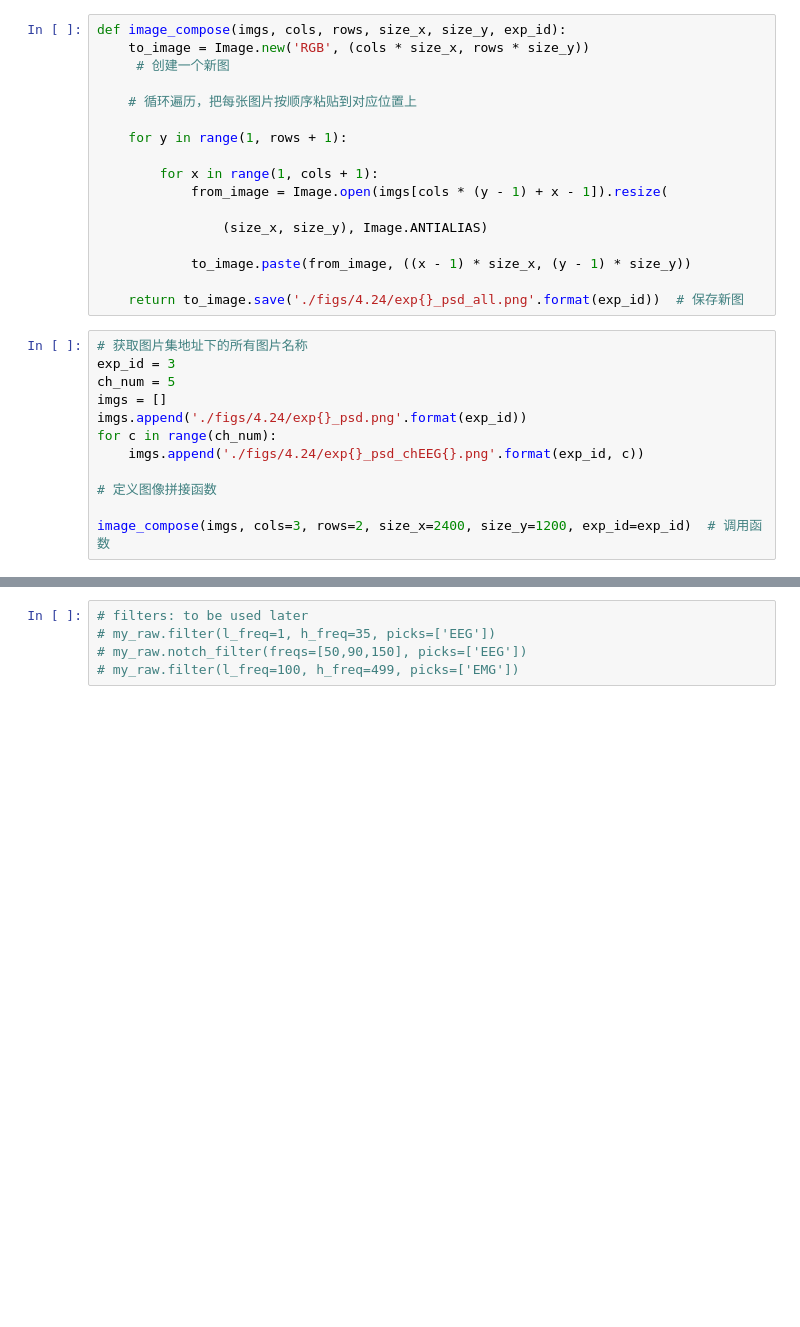
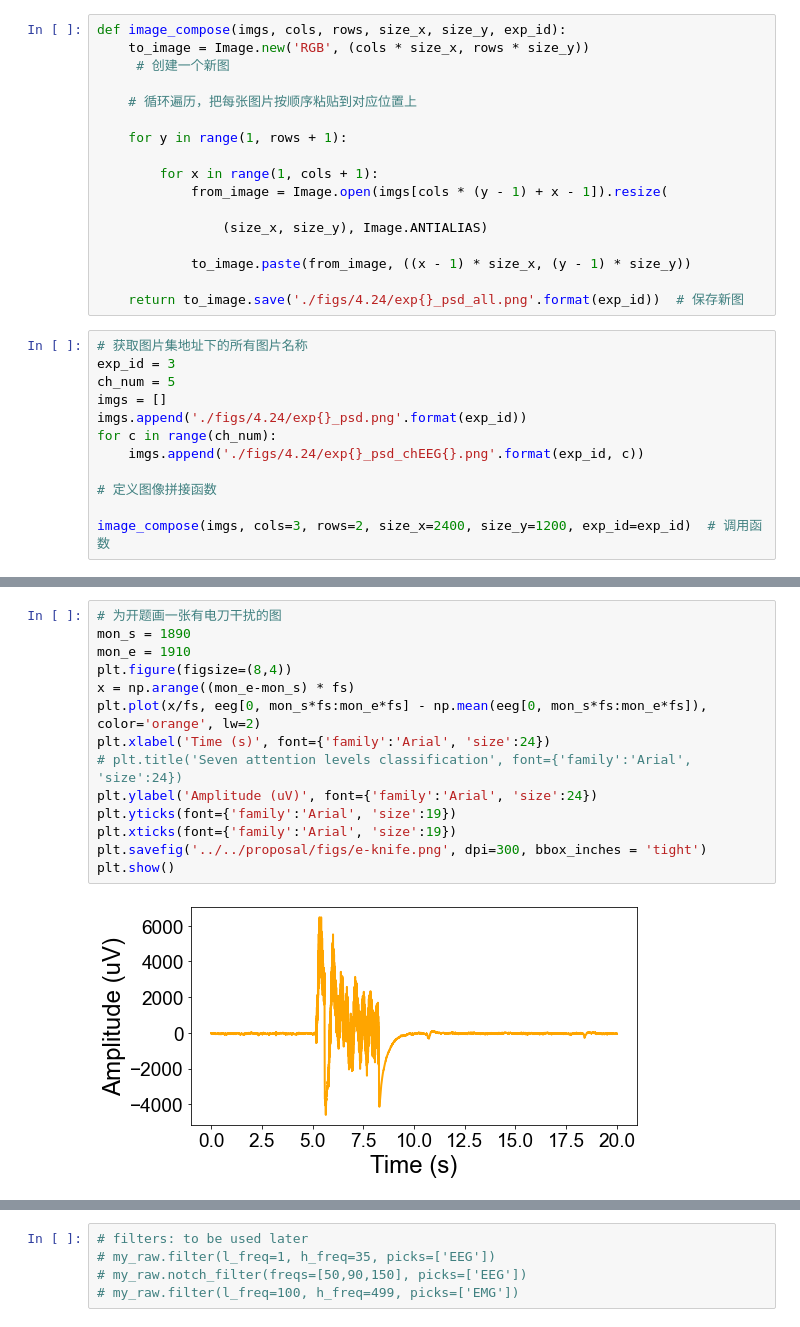
Before and after one commit to holdmeplease/BIS_EEG, a Jupyter notebook: read_data.ipynb, the cells around one changed output, grey strips where cells are left out. Drawn from its saved outputs; the diff is of its cells as text; blank space fills up the shorter version.

```diff
--- a/read_data.ipynb
+++ b/read_data.ipynb
@@ -183,0 +178,16 @@ for i in range(eeg.shape[0]):
+# %%
+# 为开题画一张有电刀干扰的图
+mon_s = 1890
+mon_e = 1910
+plt.figure(figsize=(8,4))
+x = np.arange((mon_e-mon_s) * fs)
+plt.plot(x/fs, eeg[0, mon_s*fs:mon_e*fs] - np.mean(eeg[0, mon_s*fs:mon_e*fs]), color='orange', lw=2)
+plt.xlabel('Time (s)', font={'family':'Arial', 'size':24})
+# plt.title('Seven attention levels classification', font={'family':'Arial', 'size':24})
+plt.ylabel('Amplitude (uV)', font={'family':'Arial', 'size':24})
+plt.yticks(font={'family':'Arial', 'size':19})
+plt.xticks(font={'family':'Arial', 'size':19})
+plt.savefig('../../proposal/figs/e-knife.png', dpi=300, bbox_inches = 'tight')
+plt.show()
+# %% [output]
+[figure, added]
```
Also changed, not shown: parts of 8 cells of this notebook.
